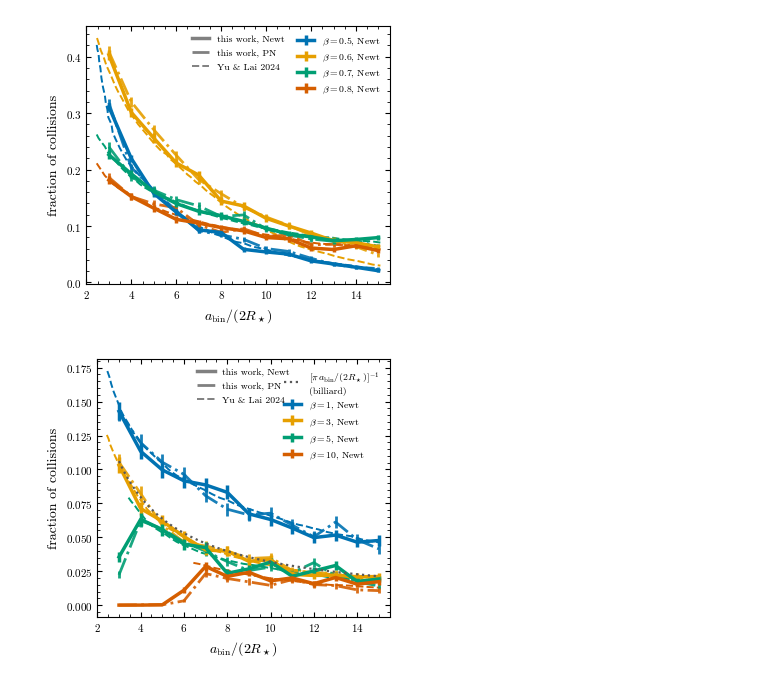
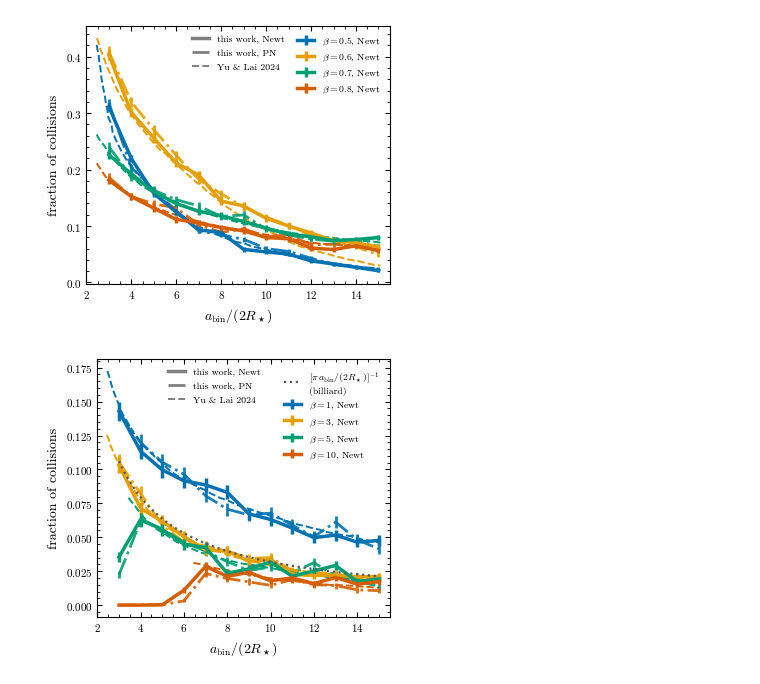
Before and after one commit to Kkritos/smbh-binary, a Jupyter notebook: analysis/yulai2024/comparison_plots.ipynb, the cells around one changed output. Cells and saved outputs as stored; diff of their text form; code cells hidden in the pictures.

Commit message:
collision_fraction_deep: move the line-style legend left so it no longer overlaps the colour legend
Co-Authored-By: Claude Opus 5.5 <noreply@anthropic.com>

```diff
--- a/analysis/yulai2024/comparison_plots.ipynb
+++ b/analysis/yulai2024/comparison_plots.ipynb
@@ -475,32 +475,32 @@ for beta in BETAS_FIG7:
     s = [stats_newt[(beta, a)]["s"] for a in ALPHAS]
     ax.errorbar(ALPHAS, f, yerr=s, fmt="-", color=c, lw=2.5, zorder=3,
                 label=fr"$\beta={beta:g}$, Newt")
     if stats_pn is not None:
         f = [stats_pn[(beta, a)]["f"] for a in ALPHAS]
         s = [stats_pn[(beta, a)]["s"] for a in ALPHAS]
         ax.errorbar(ALPHAS, f, yerr=s, fmt="-.", color=c, lw=2.0, alpha=0.9, zorder=2)
     yl = f"{YULAI_DIR}/YuLaiFig7_beta{beta:g}.txt"
     try:
         a, fy = load_yulai(yl)
         ax.plot(a, fy, color=c, lw=1.4, ls="--", zorder=1)
     except OSError:
         print("missing", yl)
 
 # "billiard ball" model from Yu & Lai 2024: f_coll = 1 / (pi * a_bin/(2 R_star)); drawn on top
 a_fine = np.linspace(ALPHAS.min(), ALPHAS.max(), 200)
 ax.plot(a_fine, 1.0 / (np.pi * a_fine), color="0.35", lw=1.6, ls=":", zorder=10,
         label=r"$[\pi\, a_{\rm bin}/(2R_\star)]^{-1}$" "\n" r"(billiard)")
 
 # colour key upper-right; grey style key top-center
 leg_color = ax.legend(loc="upper right", bbox_to_anchor=(0.995, 0.995),
                       frameon=False, handlelength=1.8)
 ax.add_artist(leg_color)
-ax.legend(handles=style_handles, loc="upper center", frameon=False, handlelength=1.8)
+ax.legend(handles=style_handles, loc="upper center", bbox_to_anchor=(0.40, 1.0), frameon=False, handlelength=1.8)
 ax.set_xlim(2, 15.5)
 ax.set_xlabel(r"$a_{\rm bin} / (2R_\star)$")
 ax.set_ylabel("fraction of collisions")
 fig.savefig("collision_fraction_deep.pdf")
 fig.savefig("collision_fraction_deep.png")
 plt.show()
 # %% [output]
-[figure, old version]
+[figure, new version]
```
Also changed, not shown: 2 other files.
